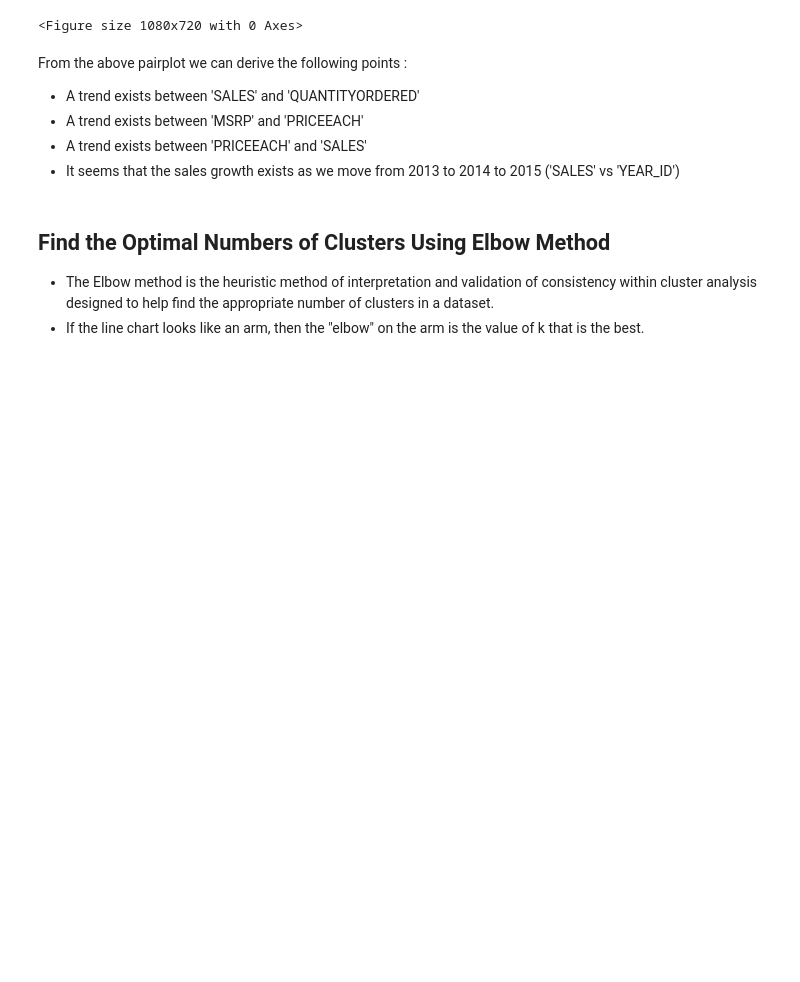
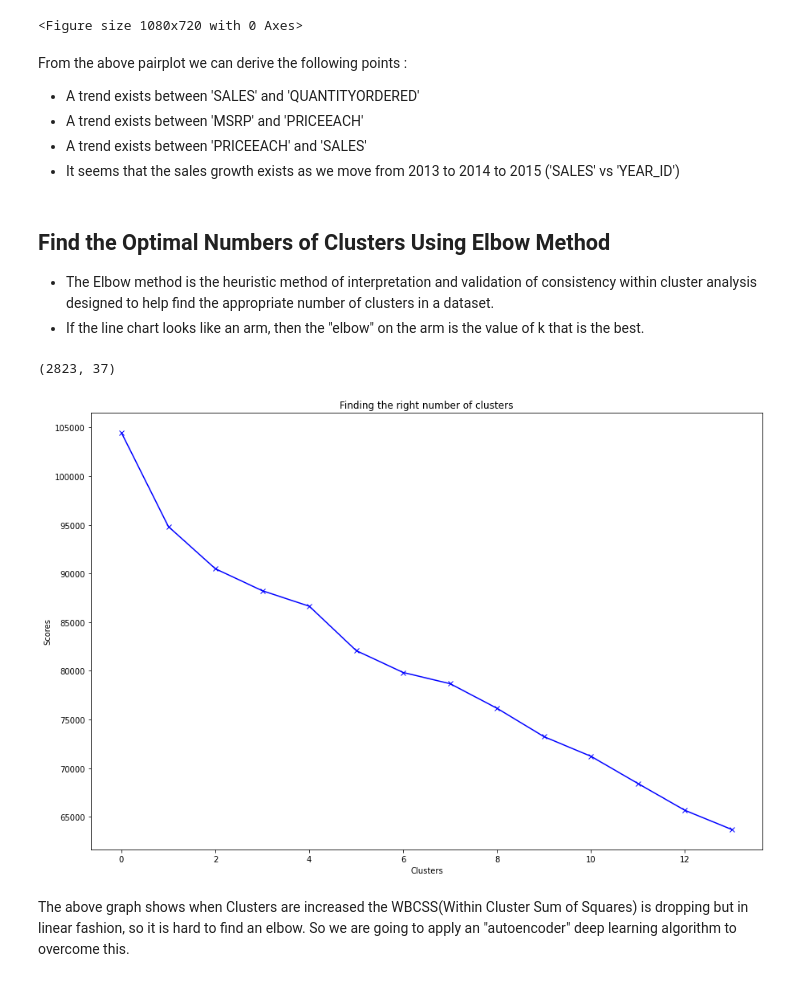
Before and after one commit to Priyo-prog/Artificial-Intelligence-Projects, a Jupyter notebook: AI in Marketing/marketing_ai.ipynb, the cells around one changed output. Drawn from its saved outputs; the diff is of its cells as text; code cells hidden in the pictures; blank space fills up the shorter version.

```diff
--- a/AI in Marketing/marketing_ai.ipynb
+++ b/AI in Marketing/marketing_ai.ipynb
@@ -497,3 +496,27 @@ From the above pairplot we can derive the following points :
 # Scale the data
 scaler = StandardScaler()
 sales_df_scaled = scaler.fit_transform(sales_df)
+# %%
+sales_df_scaled.shape
+# %% [output]
+(2823, 37)
+# %%
+scores = []
+
+range_values = range(1,15)
+
+for i in range_values:
+  kmeans = KMeans(n_clusters = i)
+  kmeans.fit(sales_df_scaled)
+  scores.append(kmeans.inertia_) # Inertia is the sum of squared differences of samples to their closest cluster center
+
+plt.figure(figsize=(15,10))
+plt.plot(scores, 'bx-')
+plt.title("Finding the right number of clusters")
+plt.xlabel("Clusters")
+plt.ylabel("Scores")
+plt.show()
+# %% [output]
+[figure, added]
+# %% [markdown]
+The above graph shows when Clusters are increased the WBCSS(Within Cluster Sum of Squares) is dropping but in linear fashion, so it is hard to find an elbow. So we are going to apply an "autoencoder" deep learning algorithm to overcome this.
```
Also changed, not shown: parts of 8 cells of this notebook.
